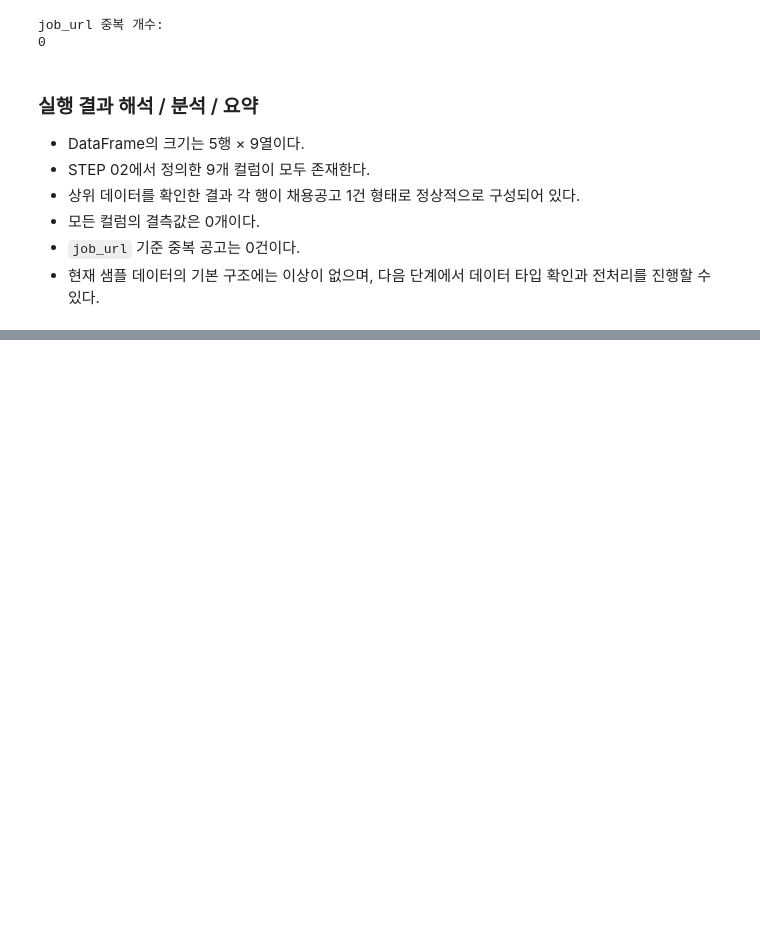
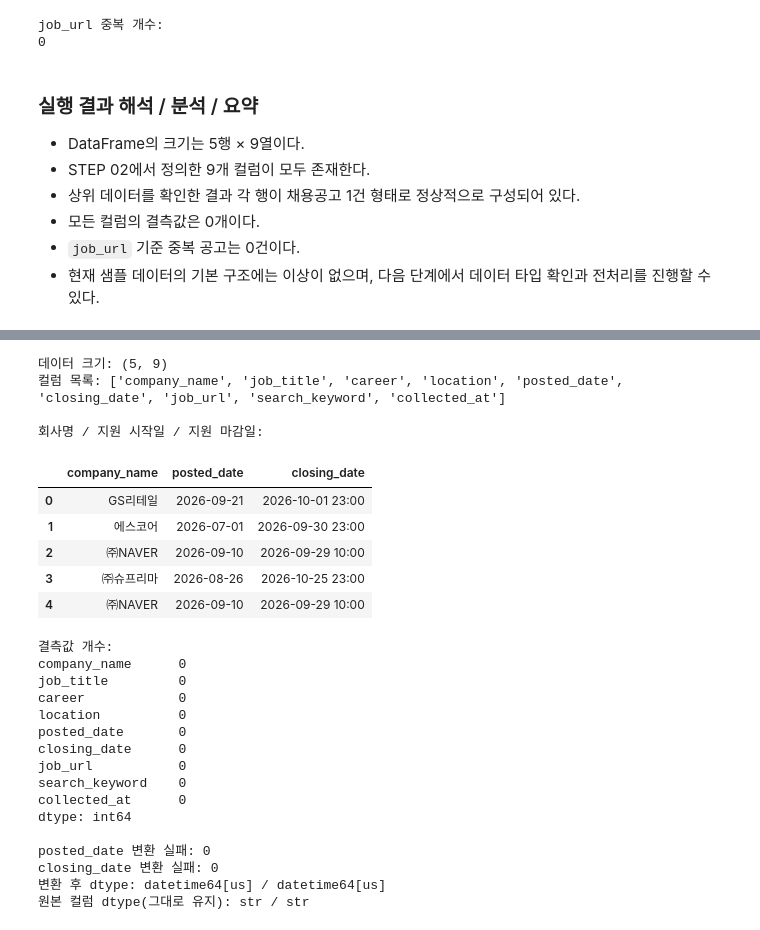
Before and after one commit to sangjae-lee97/claude-code-agent-course, a Jupyter notebook: chapter11/ax-job-agent/notebooks/ax_job_pipeline.ipynb, the cells around one changed output, grey strips where cells are left out. Saved outputs shown, nothing was run; the diff lists cells and outputs as text; code cells hidden in the pictures; blank space fills up the shorter version.

```diff
--- a/chapter11/ax-job-agent/notebooks/ax_job_pipeline.ipynb
+++ b/chapter11/ax-job-agent/notebooks/ax_job_pipeline.ipynb
@@ -334,0 +826,69 @@ job_url 중복 개수:
+# %%
+import pandas as pd
+
+# STEP 02에서 정한 9개 컬럼 순서
+columns = [
+    "company_name",
+    "job_title",
+    "career",
+    "location",
+    "posted_date",    # 지원 제출 시작일 (applicationPeriod.start)
+    "closing_date",   # 지원 제출 마감일 (applicationPeriod.end)
+    "job_url",
+    "search_keyword",
+    "collected_at",
+]
+
+# ----- 1) jobs(list[dict]) → DataFrame 변환 -----
+# 샘플 데이터 df_jobs를 덮어쓰지 않도록 실데이터는 df_real_jobs라는 이름을 쓴다
+df_real_jobs = pd.DataFrame(jobs, columns=columns)
+
+# ----- 2) 크기와 컬럼 확인 -----
+print("데이터 크기:", df_real_jobs.shape)
+print("컬럼 목록:", df_real_jobs.columns.tolist())
+
+# ----- 3) 날짜 값 확인 (원본 문자열 그대로) -----
+print("\n회사명 / 지원 시작일 / 지원 마감일:")
+display(df_real_jobs[["company_name", "posted_date", "closing_date"]])
+
+# ----- 4) 결측값 확인 -----
+print("\n결측값 개수:")
+print(df_real_jobs.isna().sum())
+
+# ----- 5) 날짜 변환 가능 여부 확인 -----
+# 원본 컬럼은 그대로 두고, 변환 결과는 별도 변수에만 저장한다
+# errors="coerce": 날짜로 바꿀 수 없는 값은 NaT(날짜 결측값)가 된다 → NaT 개수 = 변환 실패 수
+posted_parsed = pd.to_datetime(df_real_jobs["posted_date"], errors="coerce")
+closing_parsed = pd.to_datetime(df_real_jobs["closing_date"], errors="coerce")
+
+print("\nposted_date 변환 실패:", posted_parsed.isna().sum())
+print("closing_date 변환 실패:", closing_parsed.isna().sum())
+print("변환 후 dtype:", posted_parsed.dtype, "/", closing_parsed.dtype)
+print("원본 컬럼 dtype(그대로 유지):", df_real_jobs["posted_date"].dtype, "/", df_real_jobs["closing_date"].dtype)
+# %% [output]
+데이터 크기: (5, 9)
+컬럼 목록: ['company_name', 'job_title', 'career', 'location', 'posted_date', 'closing_date', 'job_url', 'search_keyword', 'collected_at']
+
+회사명 / 지원 시작일 / 지원 마감일:
+|  | company_name | posted_date | closing_date |
+| 0 | GS리테일 | 2026-09-21 | 2026-10-01 23:00 |
+| 1 | 에스코어 | 2026-07-01 | 2026-09-30 23:00 |
+| 2 | ㈜NAVER | 2026-09-10 | 2026-09-29 10:00 |
+| 3 | ㈜슈프리마 | 2026-08-26 | 2026-10-25 23:00 |
+| 4 | ㈜NAVER | 2026-09-10 | 2026-09-29 10:00 |
+결측값 개수:
+company_name      0
+job_title         0
+career            0
+location          0
+posted_date       0
+closing_date      0
+job_url           0
+search_keyword    0
+collected_at      0
+dtype: int64
+
+posted_date 변환 실패: 0
+closing_date 변환 실패: 0
+변환 후 dtype: datetime64[us] / datetime64[us]
+원본 컬럼 dtype(그대로 유지): str / str
```
Also changed, not shown: parts of 32 cells of this notebook, 4 other files.
